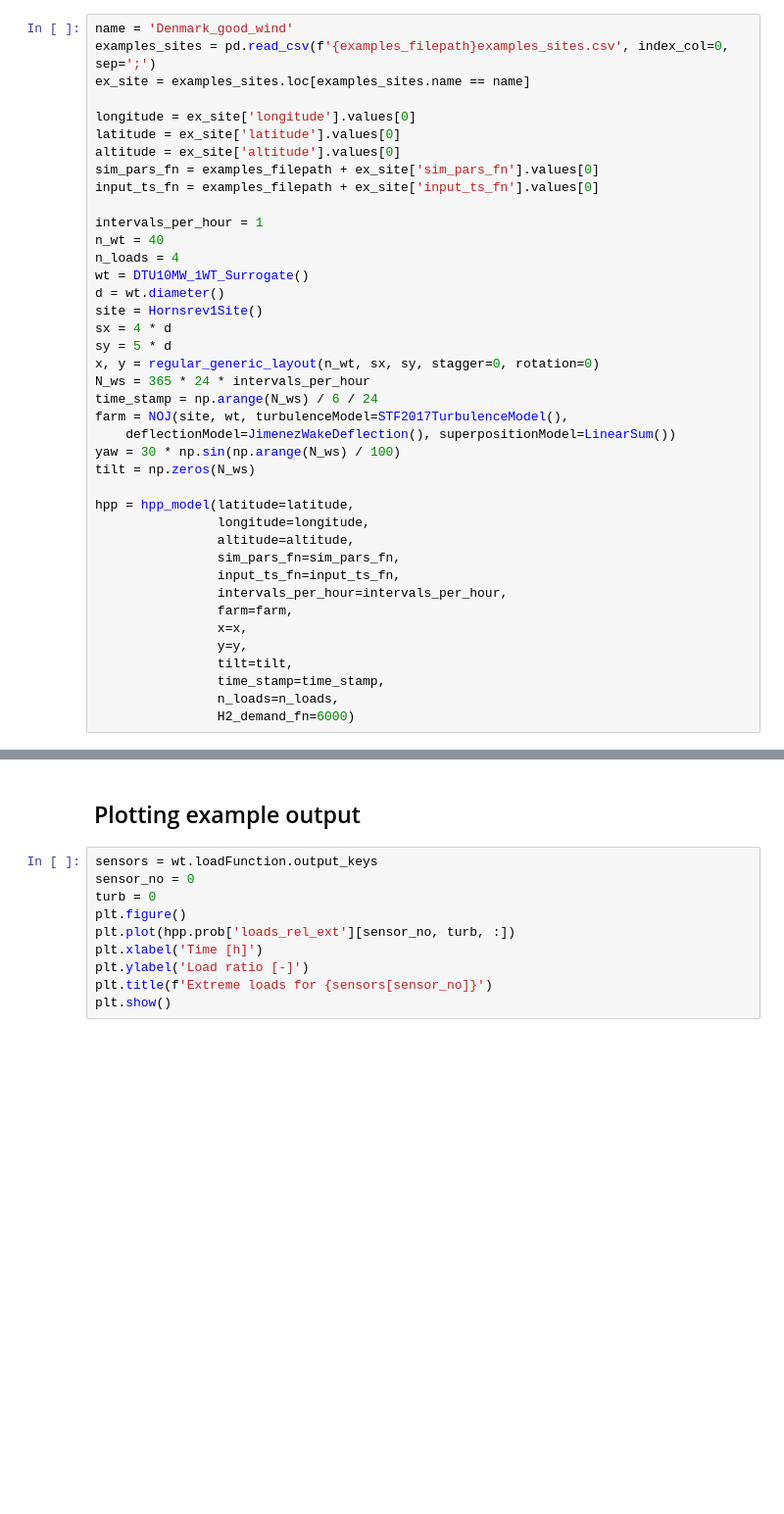
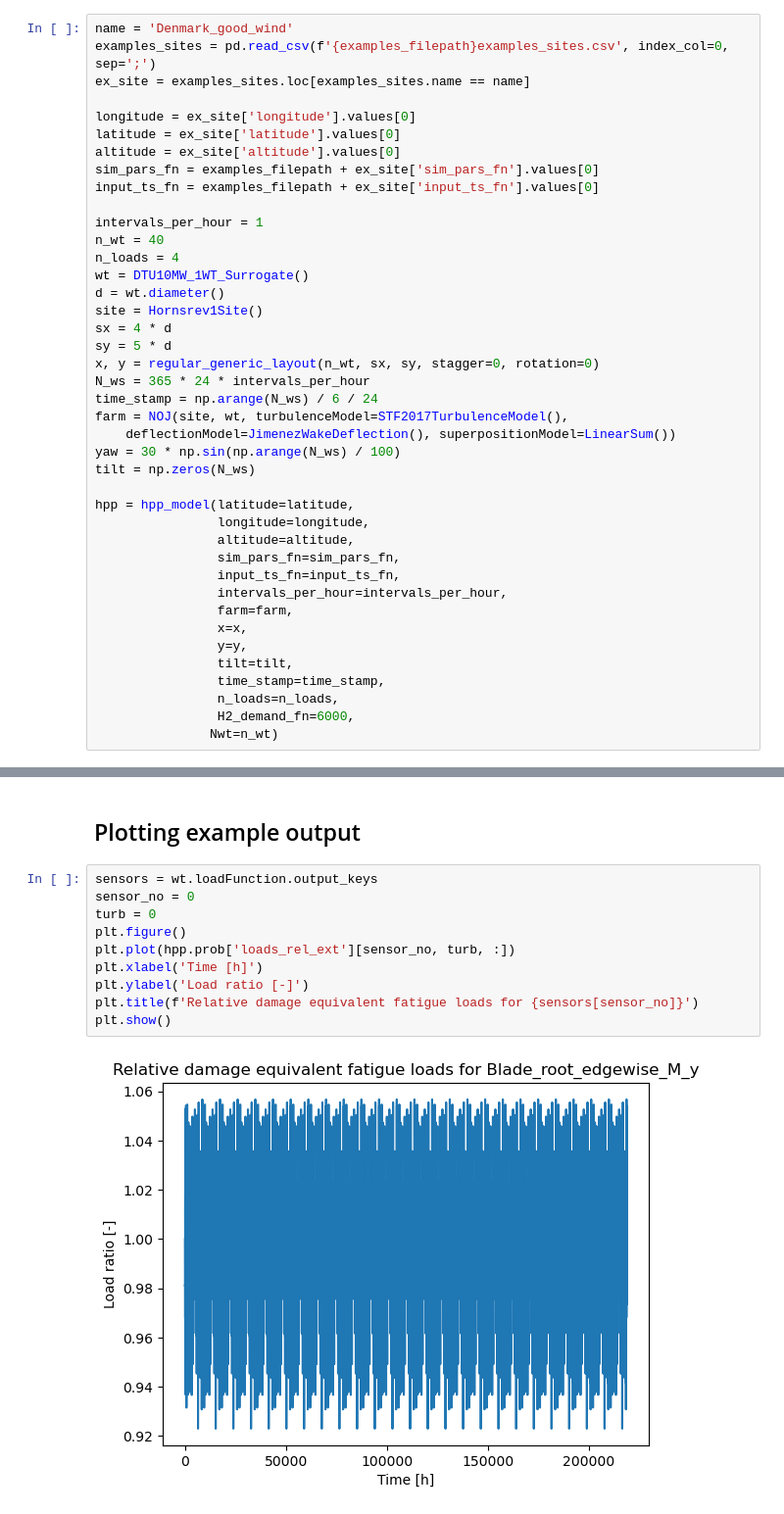
Before and after one commit to mifm/hydesign, a Jupyter notebook: docs/notebooks/PyWake_P2X_Example.ipynb, the cells around one changed output, grey strips where cells are left out. Shown at 98% size. Saved outputs shown, nothing was run; the diff lists cells and outputs as text; blank space fills up the shorter version.

```diff
--- a/docs/notebooks/PyWake_P2X_Example.ipynb
+++ b/docs/notebooks/PyWake_P2X_Example.ipynb
@@ -59,4 +58,5 @@ hpp = hpp_model(latitude=latitude,
                 tilt=tilt,
                 time_stamp=time_stamp,
                 n_loads=n_loads,
-                H2_demand_fn=6000)
+                H2_demand_fn=6000,
+               Nwt=n_wt)
@@ -84,10 +108,12 @@ hpp.print_design(list(inputs.values()), outs)
 # %%
 sensors = wt.loadFunction.output_keys
 sensor_no = 0
 turb = 0
 plt.figure()
 plt.plot(hpp.prob['loads_rel_ext'][sensor_no, turb, :])
 plt.xlabel('Time [h]')
 plt.ylabel('Load ratio [-]')
-plt.title(f'Extreme loads for {sensors[sensor_no]}')
+plt.title(f'Relative damage equivalent fatigue loads for {sensors[sensor_no]}')
 plt.show()
+# %% [output]
+[figure, added]
```
Also changed, not shown: parts of 5 cells of this notebook, 2 other files.
